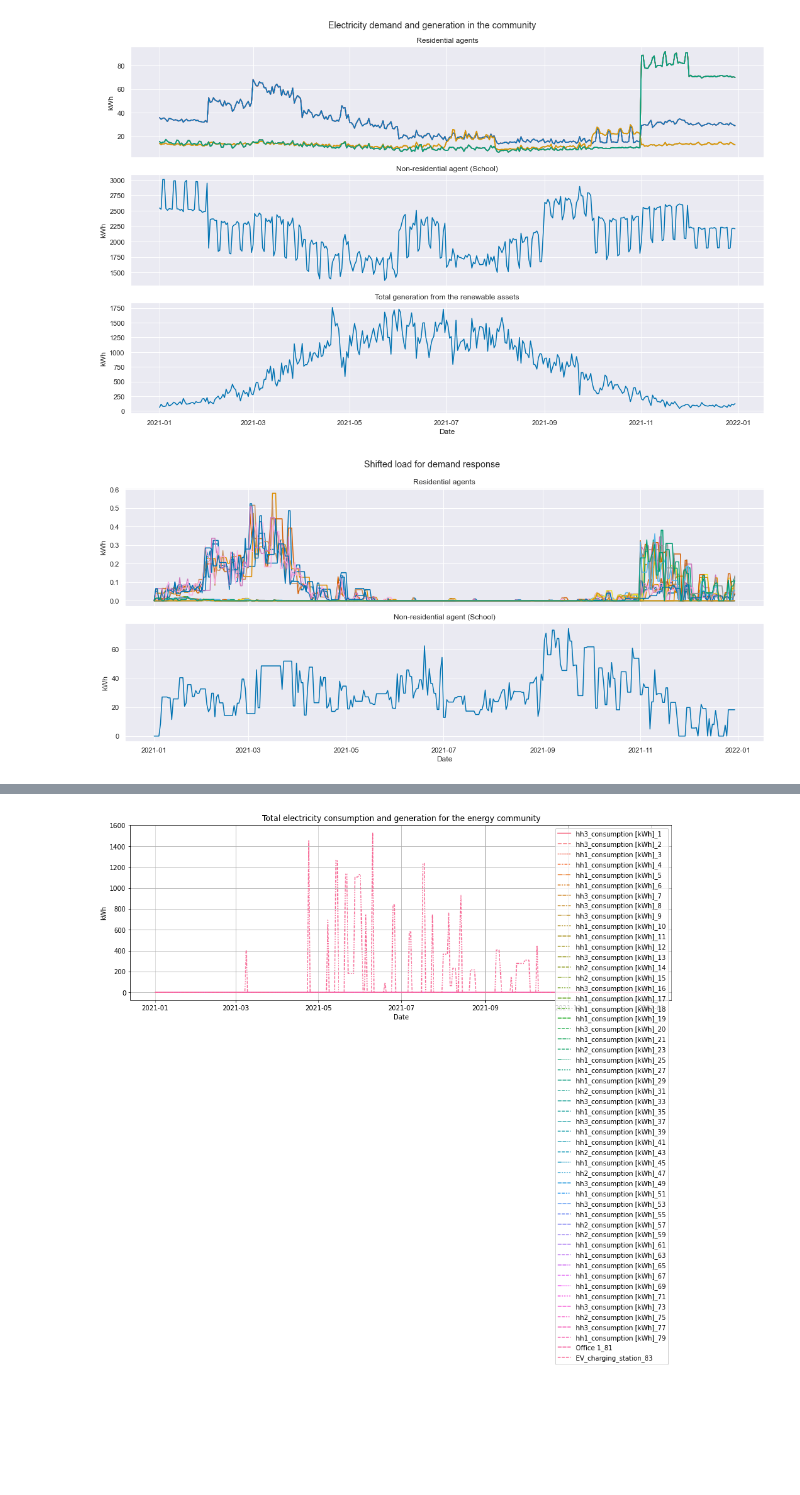
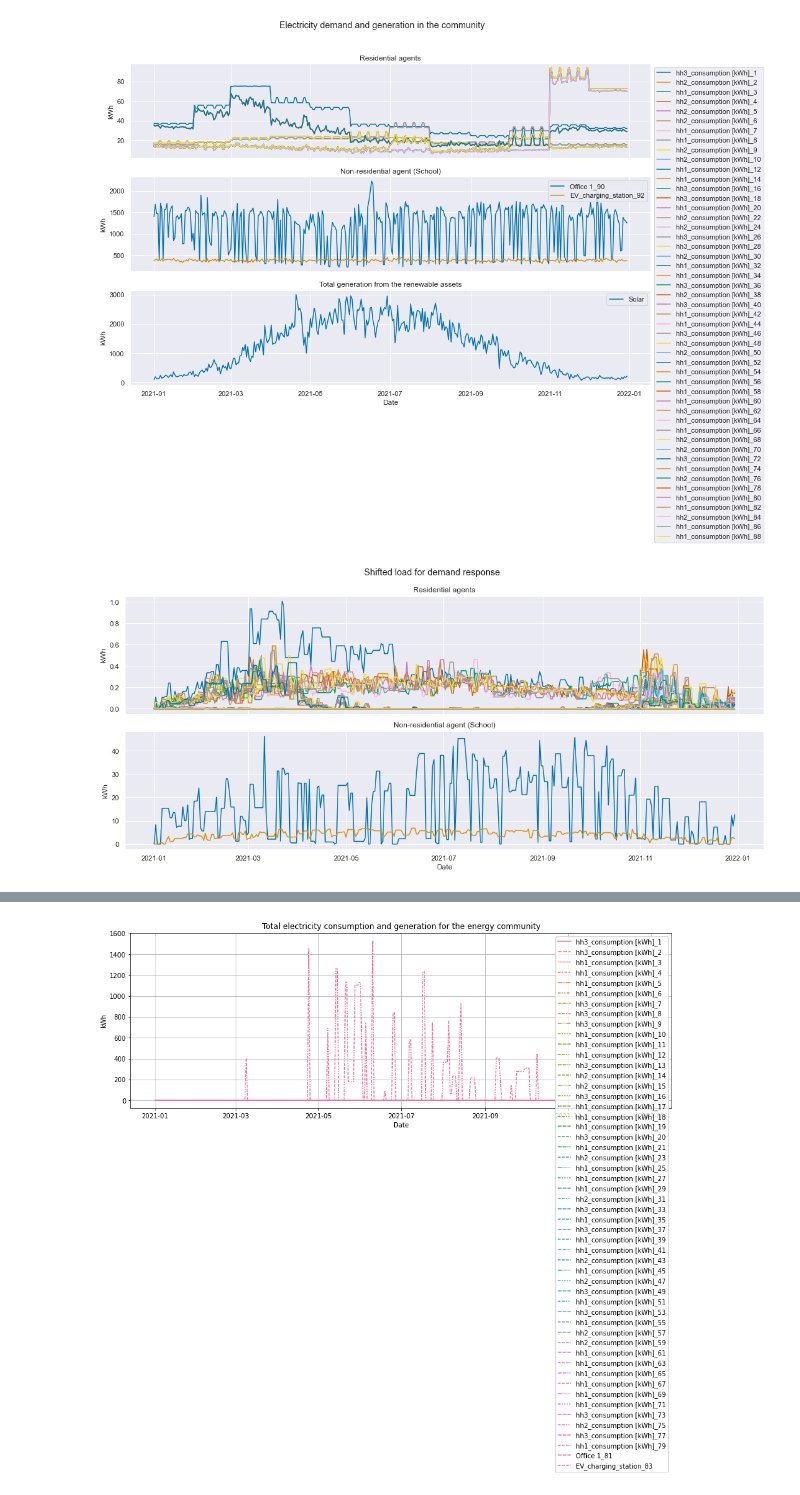
Before and after one commit to SoniAnmol/Modelling-Dutch-Energy-Communities, a Jupyter notebook: example/check_results.ipynb, the cells around one changed output, grey strips where cells are left out. Drawn from its saved outputs; the diff is of its cells as text; code cells hidden in the pictures; blank space fills up the shorter version.

```diff
--- a/example/check_results.ipynb
+++ b/example/check_results.ipynb
@@ -38,5 +38,5 @@ total_generation = extract_df_from_json(results, 'M4: total_generation')
 total_generation['date'] = pd.to_datetime(total_generation['date'], format='%Y-%m-%d')
 total_generation.set_index('date', inplace=True, drop=True)
 
-residential = df.columns.to_list()[:-1]
-non_residential = df.columns.to_list()[-1:]
+residential = df.columns.to_list()[:-2]
+non_residential = df.columns.to_list()[-2:]
@@ -43,28 +60,28 @@ non_residential = df.columns.to_list()[-1:]
 # %%
 fig, axs = plt.subplots(3, 1, figsize=(15, 9.5), sharex=True)
 sns.set_theme(palette='colorblind')
 axs[0].plot(df[residential], label=residential)
 axs[0].title.set_text('Residential agents')
 
 axs[1].plot(df[non_residential], label=non_residential)
 axs[1].title.set_text('Non-residential agent (School)')
 
 axs[2].plot(total_generation, label='Solar')
 axs[2].title.set_text('Total generation from the renewable assets')
 
 plt.xlabel('Date')
 axs[0].set_ylabel('kWh')
 axs[1].set_ylabel('kWh')
 axs[2].set_ylabel('kWh')
 fig.suptitle('Electricity demand and generation in the community')
 
-# axs[0].legend(bbox_to_anchor=(1, 1))
-# axs[1].legend()
-# axs[2].legend()
+axs[0].legend(bbox_to_anchor=(1, 1))
+axs[1].legend()
+axs[2].legend()
 
 plt.tight_layout()
 # %% [output]
-[figure, old version]
+[figure, new version]
 # %%
 shifted_load = extract_df_from_json(results, 'M3: shifted_load')
 shifted_load['date'] = pd.to_datetime(shifted_load['date'], format='%Y-%m-%d')
@@ -86,7 +103,7 @@ fig.suptitle('Shifted load for demand response')
 
 plt.tight_layout()
 # %% [output]
-[figure, old version]
+[figure, new version]
 # %%
 shifted_load
 # %% [output]
```
Also changed, not shown: parts of 6 cells of this notebook, 7 other files.
